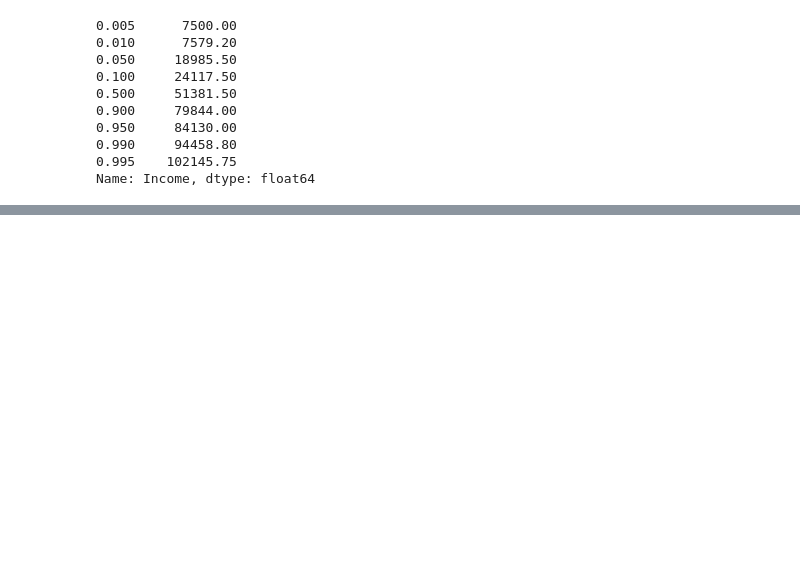
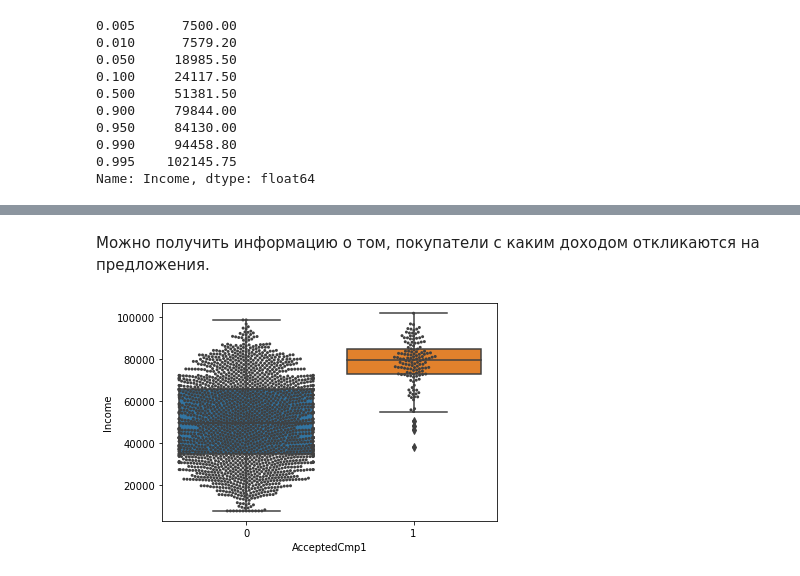
Before and after one commit to alcatkuchera/Marketing_Campaign, a Jupyter notebook: Marketing_campaign.ipynb, the cells around one changed output, grey strips where cells are left out. Saved outputs shown, nothing was run; the diff lists cells and outputs as text; code cells hidden in the pictures; blank space fills up the shorter version.

```diff
--- a/Marketing_campaign.ipynb
+++ b/Marketing_campaign.ipynb
@@ -250,0 +340,4 @@ No handles with labels found to put in legend.
+# %%
+rows_to_drop = data[(data['Income'] < data['Income'].quantile(0.005)) | (data['Income'] > data['Income'].quantile(0.995))].index
+data = data.drop(rows_to_drop)
+data.shape
@@ -250,0 +358,9 @@ No handles with labels found to put in legend.
+# %% [markdown]
+Можно получить информацию о том, покупатели с каким доходом откликаются на предложения.
+# %%
+ax1 = sns.boxplot(x="AcceptedCmp1", y="Income", data=data)
+ax1 = sns.swarmplot(x="AcceptedCmp1", y="Income", data=data, color=".25", size=3)
+ax1
+pass
+# %% [output]
+[figure, added]
```
Also changed, not shown: parts of 84 cells of this notebook.
